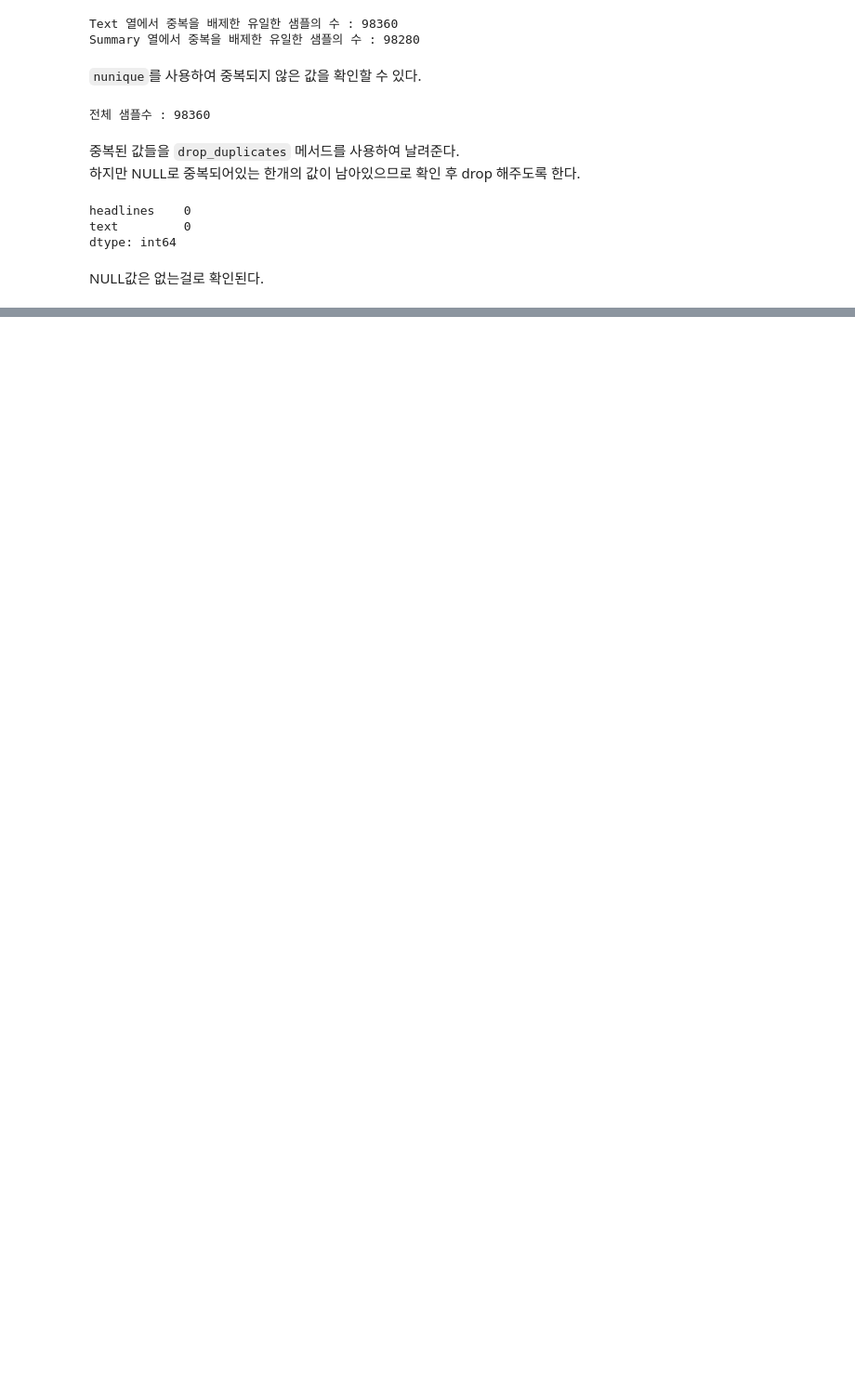
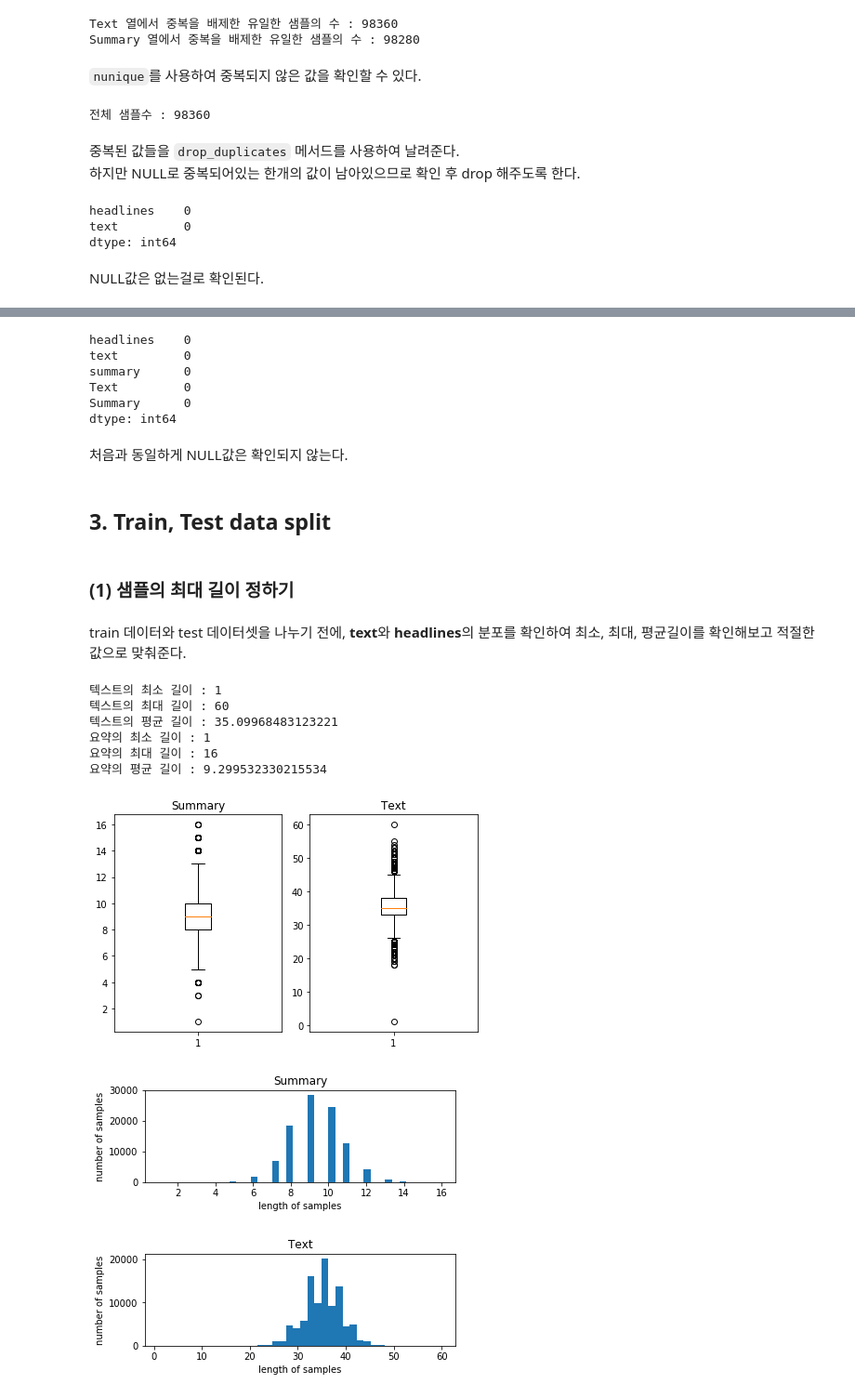
Before and after one commit to ebaaang/Project, a Jupyter notebook: [Exploration 11] News_Summary.ipynb, the cells around one changed output, grey strips where cells are left out. Shown: that part at 93% size. Drawn from its saved outputs; the diff is of its cells as text; code cells hidden in the pictures; blank space fills up the shorter version.

```diff
--- a/[Exploration 11] News_Summary.ipynb
+++ b/[Exploration 11] News_Summary.ipynb
@@ -88,0 +173,8 @@ NULL값은 없는걸로 확인된다.
+# %%
+clean_headlines = []
+
+# 전체 Summary 데이터에 대한 전처리 : 5분 이상 시간이 걸릴 수 있습니다.
+for s in data['headlines']:
+    clean_headlines.append(preprocess_sentence(s, False))
+
+clean_headlines[:5]
@@ -88,0 +189,6 @@ NULL값은 없는걸로 확인된다.
+# %%
+data['Text'] = clean_text
+data['Summary'] = clean_headlines
+
+# 빈 값을 Null 값으로 변환
+data.replace('', np.nan, inplace=True)
@@ -88,0 +198,63 @@ NULL값은 없는걸로 확인된다.
+# %%
+data.isnull().sum()
+# %% [output]
+headlines    0
+text         0
+summary      0
+Text         0
+Summary      0
+dtype: int64
+# %% [markdown]
+처음과 동일하게 NULL값은 확인되지 않는다.
+# %% [markdown]
+## 3. Train, Test data split
+# %% [markdown]
+### (1) 샘플의 최대 길이 정하기
+# %% [markdown]
+train 데이터와 test 데이터셋을 나누기 전에, **text**와  **headlines**의 분포를 확인하여 최소, 최대, 평균길이를 확인해보고 적절한 값으로 맞춰준다.
+# %%
+# 길이 분포 출력
+import matplotlib.pyplot as plt
+
+text_len = [len(s.split()) for s in data['Text']]
+summary_len = [len(s.split()) for s in data['Summary']]
+
+print('텍스트의 최소 길이 : {}'.format(np.min(text_len)))
+print('텍스트의 최대 길이 : {}'.format(np.max(text_len)))
+print('텍스트의 평균 길이 : {}'.format(np.mean(text_len)))
+print('요약의 최소 길이 : {}'.format(np.min(summary_len)))
+print('요약의 최대 길이 : {}'.format(np.max(summary_len)))
+print('요약의 평균 길이 : {}'.format(np.mean(summary_len)))
+
+plt.subplot(1,2,1)
+plt.boxplot(summary_len)
+plt.title('Summary')
+plt.subplot(1,2,2)
+plt.boxplot(text_len)
+plt.title('Text')
+plt.tight_layout()
+plt.show()
+
+plt.subplot(2,1,1)
+plt.title('Summary')
+plt.hist(summary_len, bins = 40)
+plt.xlabel('length of samples')
+plt.ylabel('number of samples')
+plt.show()
+
+plt.subplot(2,1,2)
+plt.title('Text')
+plt.hist(text_len, bins = 40)
+plt.xlabel('length of samples')
+plt.ylabel('number of samples')
+plt.show()
+# %% [output]
+텍스트의 최소 길이 : 1
+텍스트의 최대 길이 : 60
+텍스트의 평균 길이 : 35.09968483123221
+요약의 최소 길이 : 1
+요약의 최대 길이 : 16
+요약의 평균 길이 : 9.299532330215534
+[figure, added]
+[figure, added]
+[figure, added]
```
Also changed, not shown: parts of 62 cells of this notebook.
